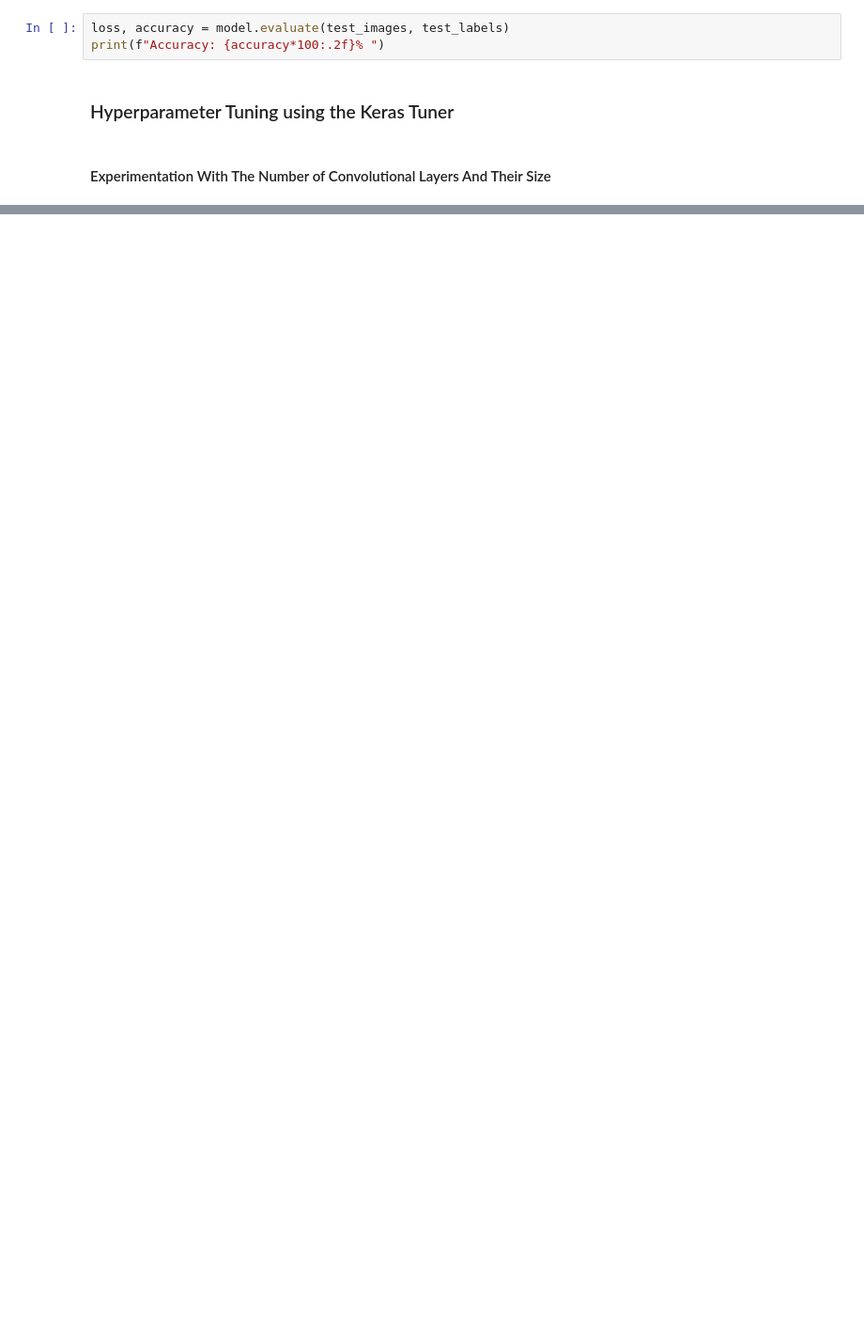
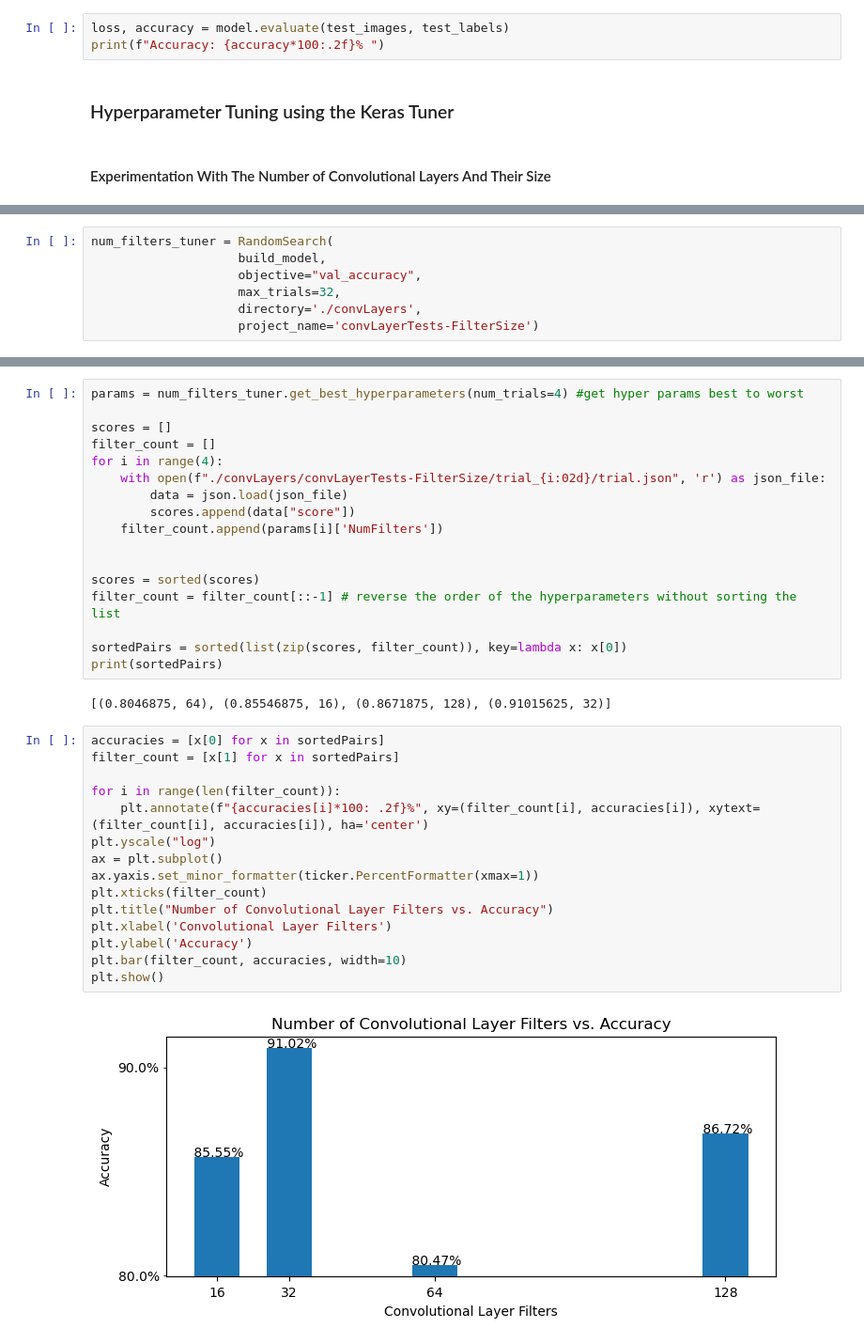
Before and after one commit to David-Huson/CAP4601_Project2, a Jupyter notebook: project02.ipynb, the cells around one changed output, grey strips where cells are left out. Shown at 94% size. Drawn from its saved outputs; the diff is of its cells as text; blank space fills up the shorter version.

```diff
--- a/project02.ipynb
+++ b/project02.ipynb
@@ -312,0 +586,7 @@ Accuracy: 89.84%, Loss: 0.32
+# %%
+num_filters_tuner = RandomSearch(
+                    build_model,
+                    objective="val_accuracy",
+                    max_trials=32,
+                    directory='./convLayers',
+                    project_name='convLayerTests-FilterSize')
@@ -312,0 +623,36 @@ Accuracy: 89.84%, Loss: 0.32
+# %%
+params = num_filters_tuner.get_best_hyperparameters(num_trials=4) #get hyper params best to worst
+
+scores = []
+filter_count = []
+for i in range(4):
+    with open(f"./convLayers/convLayerTests-FilterSize/trial_{i:02d}/trial.json", 'r') as json_file:
+        data = json.load(json_file)
+        scores.append(data["score"])
+    filter_count.append(params[i]['NumFilters'])
+
+
+scores = sorted(scores)
+filter_count = filter_count[::-1] # reverse the order of the hyperparameters without sorting the list
+
+sortedPairs = sorted(list(zip(scores, filter_count)), key=lambda x: x[0])
+print(sortedPairs)
+# %% [output]
+[(0.8046875, 64), (0.85546875, 16), (0.8671875, 128), (0.91015625, 32)]
+# %%
+accuracies = [x[0] for x in sortedPairs]
+filter_count = [x[1] for x in sortedPairs]
+
+for i in range(len(filter_count)):
+    plt.annotate(f"{accuracies[i]*100: .2f}%", xy=(filter_count[i], accuracies[i]), xytext=(filter_count[i], accuracies[i]), ha='center')
+plt.yscale("log")
+ax = plt.subplot()
+ax.yaxis.set_minor_formatter(ticker.PercentFormatter(xmax=1))
+plt.xticks(filter_count)
+plt.title("Number of Convolutional Layer Filters vs. Accuracy")
+plt.xlabel('Convolutional Layer Filters')
+plt.ylabel('Accuracy')
+plt.bar(filter_count, accuracies, width=10)
+plt.show()
+# %% [output]
+[figure, added]
```
Also changed, not shown: parts of 86 cells of this notebook.
